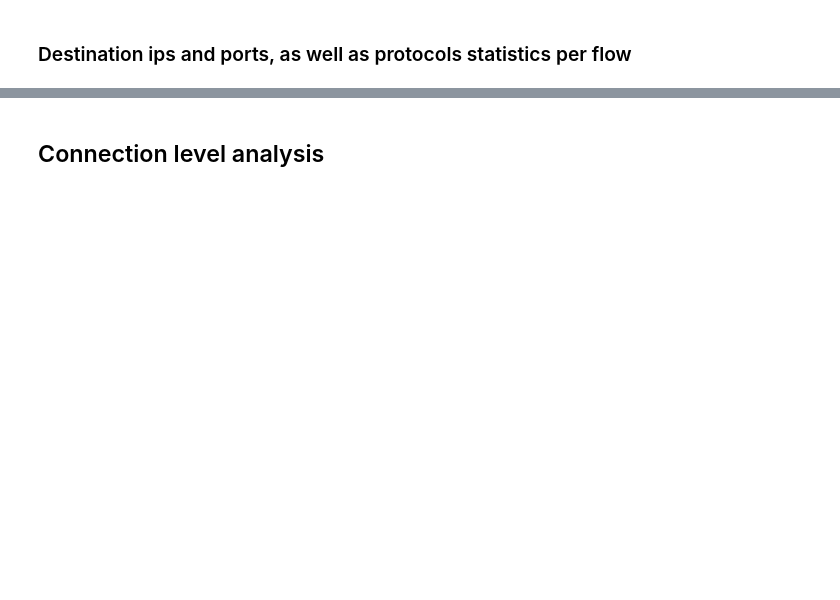
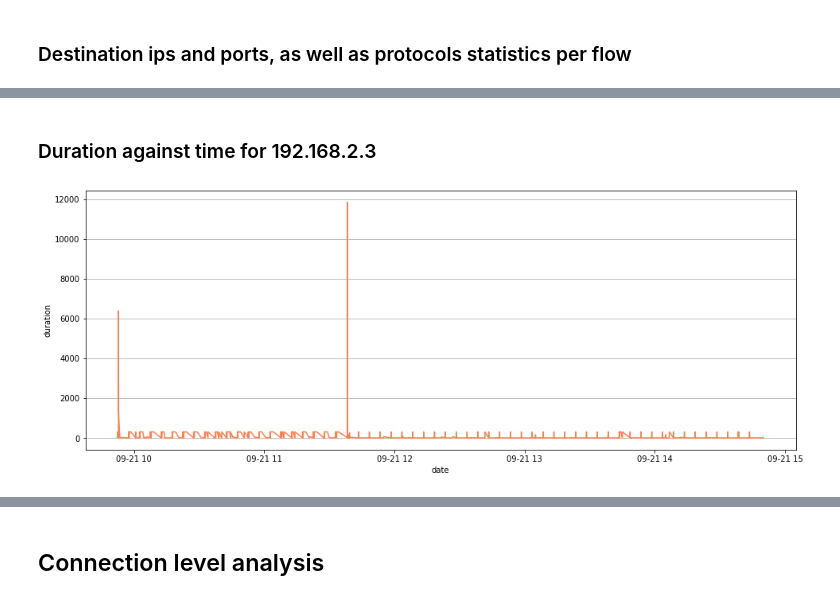
Before and after one commit to ghabbenjansen/thesis-vasileios, a Jupyter notebook: feature_analysis_IOT23.ipynb, the cells around one changed output, grey strips where cells are left out. Drawn from its saved outputs; the diff is of its cells as text; code cells hidden in the pictures; blank space fills up the shorter version.

```diff
--- a/feature_analysis_IOT23.ipynb
+++ b/feature_analysis_IOT23.ipynb
@@ -116,0 +119,7 @@ amazon_grouped_source_ip_net
+# %%
+amazon_echo_ip = amazon_echo[amazon_echo['src_ip'] == '192.168.2.3'].reset_index(drop=True)
+amazon_echo_ip['orig_packets_per_s'] = amazon_echo_ip['orig_packets'] / amazon_echo_ip['duration']
+amazon_echo_ip['resp_packets_per_s'] = amazon_echo_ip['resp_packets'] / amazon_echo_ip['duration']
+amazon_echo_ip['orig_bytes_per_s'] = amazon_echo_ip['orig_ip_bytes'] / amazon_echo_ip['duration']
+amazon_echo_ip['resp_bytes_per_s'] = amazon_echo_ip['resp_ip_bytes'] / amazon_echo_ip['duration']
+amazon_echo_ip
@@ -116,0 +152,8 @@ amazon_grouped_source_ip_net
+# %% [markdown]
+### Duration against time for 192.168.2.3
+# %%
+plt.figure(figsize=(16, 6))
+sns.lineplot(x="date", y="duration", data=amazon_echo_ip, color="coral")
+plt.grid(axis='y')
+# %% [output]
+[figure, added]
```
Also changed, not shown: parts of 49 cells of this notebook, 1 other file.
